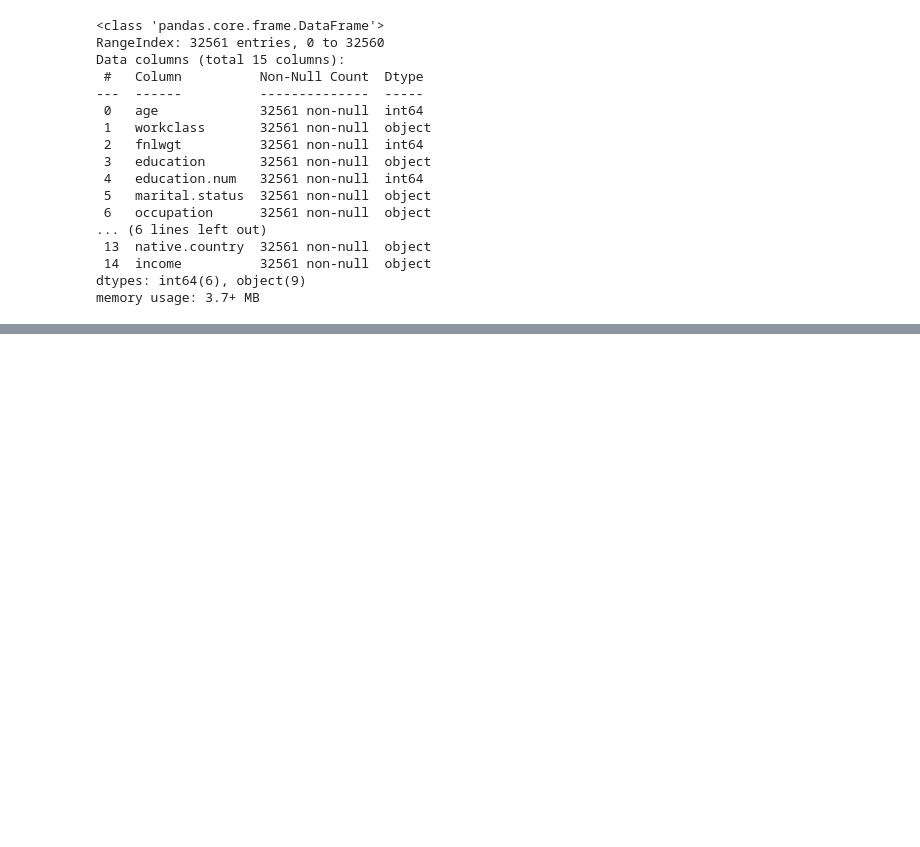
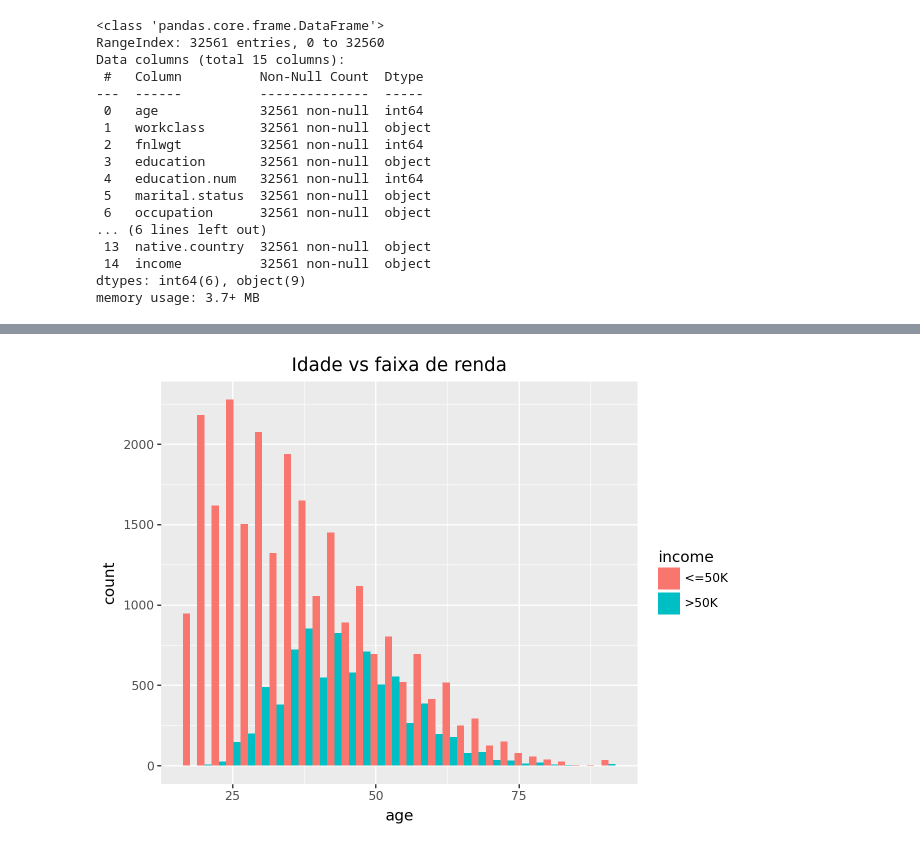
Before and after one commit to vivsoliveira/Adult-Census-Income, a Jupyter notebook: main.ipynb, the cells around one changed output, grey strips where cells are left out. Cells and saved outputs as stored; diff of their text form; code cells hidden in the pictures; blank space fills up the shorter version.

```diff
--- a/main.ipynb
+++ b/main.ipynb
@@ -72,0 +143,6 @@ df.describe(include='all')
+# %%
+(ggplot(df, aes(x='age', fill='income')) +
+ geom_histogram(bins=30, position='dodge') +
+ labs(title='Idade vs faixa de renda'))
+# %% [output]
+[figure, added]
```
Also changed, not shown: parts of 6 cells of this notebook.
